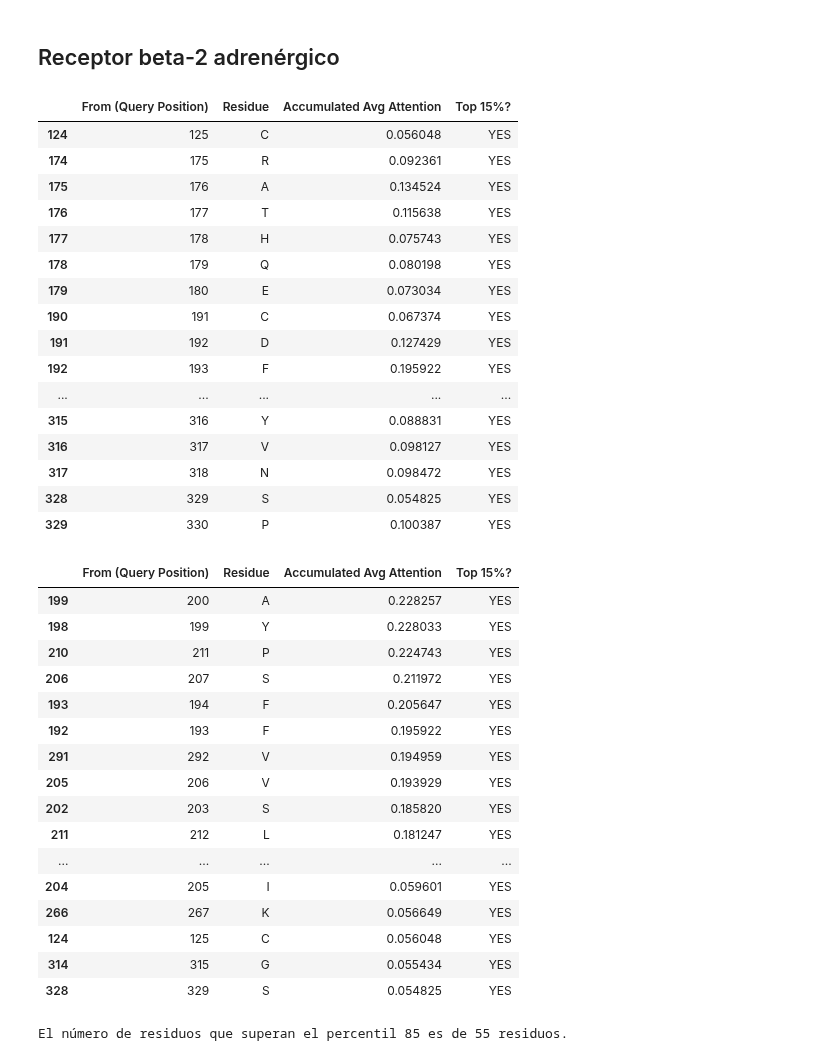
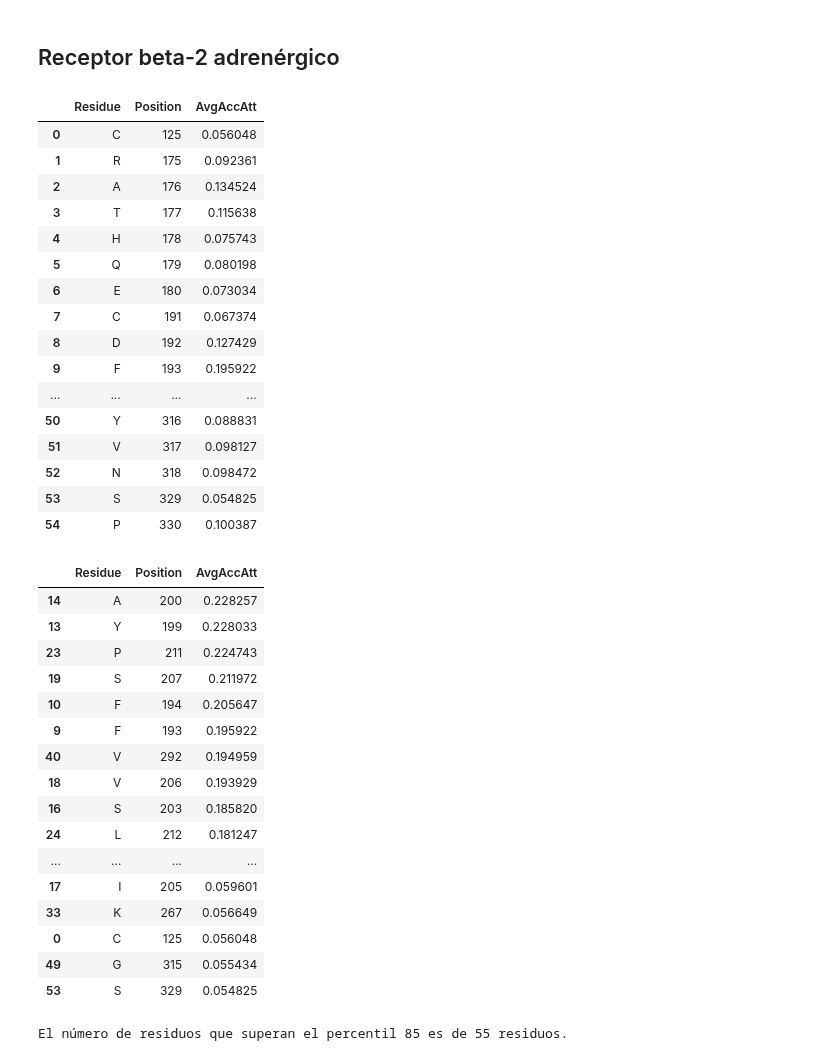
Before and after one commit to jdlg-42/GPCRAllostericAnalysis, a Jupyter notebook: attention_data_analysis.ipynb, the cells around one changed output. Drawn from its saved outputs; the diff is of its cells as text; code cells hidden in the pictures.

```diff
--- a/attention_data_analysis.ipynb
+++ b/attention_data_analysis.ipynb
@@ -103,48 +101,46 @@ La desviación estándar de la atención promedio acumulada es de 0.146771.
 # %%
 import pandas as pd
 
-df_adrb2 = pd.read_csv('attention_to_allosteric_sites_adrb2.csv')
-
-res_p85_adrb2 = df_adrb2[df_adrb2["Top 15%?"] == "YES"]
-res_p85_adrb2
+df_adrb2 = pd.read_csv('accumulated_attention_adrb2.csv')
+df_adrb2
 # %% [output]
-|  | From (Query Position) | Residue | Accumulated Avg Attention | Top 15%? |
-| 124 | 125 | C | 0.056048 | YES |
-| 174 | 175 | R | 0.092361 | YES |
-| 175 | 176 | A | 0.134524 | YES |
-| 176 | 177 | T | 0.115638 | YES |
-| 177 | 178 | H | 0.075743 | YES |
-| 178 | 179 | Q | 0.080198 | YES |
-| 179 | 180 | E | 0.073034 | YES |
-| 190 | 191 | C | 0.067374 | YES |
-| 191 | 192 | D | 0.127429 | YES |
-| 192 | 193 | F | 0.195922 | YES |
-| ... | ... | ... | ... | ... |
-| 315 | 316 | Y | 0.088831 | YES |
-| 316 | 317 | V | 0.098127 | YES |
-| 317 | 318 | N | 0.098472 | YES |
-| 328 | 329 | S | 0.054825 | YES |
-| 329 | 330 | P | 0.100387 | YES |
+|  | Residue | Position | AvgAccAtt |
+| 0 | C | 125 | 0.056048 |
+| 1 | R | 175 | 0.092361 |
+| 2 | A | 176 | 0.134524 |
+| 3 | T | 177 | 0.115638 |
+| 4 | H | 178 | 0.075743 |
+| 5 | Q | 179 | 0.080198 |
+| 6 | E | 180 | 0.073034 |
+| 7 | C | 191 | 0.067374 |
+| 8 | D | 192 | 0.127429 |
+| 9 | F | 193 | 0.195922 |
+| ... | ... | ... | ... |
+| 50 | Y | 316 | 0.088831 |
+| 51 | V | 317 | 0.098127 |
+| 52 | N | 318 | 0.098472 |
+| 53 | S | 329 | 0.054825 |
+| 54 | P | 330 | 0.100387 |
 # %%
-res_p85_adrb2.sort_values(by=['Accumulated Avg Attention'], ascending=False)
+df_adrb2.sort_values(by=['AvgAccAtt'], ascending=False)
 # %% [output]
-|  | From (Query Position) | Residue | Accumulated Avg Attention | Top 15%? |
-| 199 | 200 | A | 0.228257 | YES |
-| 198 | 199 | Y | 0.228033 | YES |
-| 210 | 211 | P | 0.224743 | YES |
-| 206 | 207 | S | 0.211972 | YES |
-| 193 | 194 | F | 0.205647 | YES |
-| 192 | 193 | F | 0.195922 | YES |
-| 291 | 292 | V | 0.194959 | YES |
-| 205 | 206 | V | 0.193929 | YES |
-| 202 | 203 | S | 0.185820 | YES |
-| 211 | 212 | L | 0.181247 | YES |
-| ... | ... | ... | ... | ... |
-| 204 | 205 | I | 0.059601 | YES |
-| 266 | 267 | K | 0.056649 | YES |
-| 124 | 125 | C | 0.056048 | YES |
-| 314 | 315 | G | 0.055434 | YES |
-| 328 | 329 | S | 0.054825 | YES |
+|  | Residue | Position | AvgAccAtt |
+| 14 | A | 200 | 0.228257 |
+| 13 | Y | 199 | 0.228033 |
+| 23 | P | 211 | 0.224743 |
+| 19 | S | 207 | 0.211972 |
+| 10 | F | 194 | 0.205647 |
+| 9 | F | 193 | 0.195922 |
+| 40 | V | 292 | 0.194959 |
+| 18 | V | 206 | 0.193929 |
+| 16 | S | 203 | 0.185820 |
+| 24 | L | 212 | 0.181247 |
+| ... | ... | ... | ... |
+| 17 | I | 205 | 0.059601 |
+| 33 | K | 267 | 0.056649 |
+| 0 | C | 125 | 0.056048 |
+| 49 | G | 315 | 0.055434 |
+| 53 | S | 329 | 0.054825 |
 # %%
 # Nº de residuos que superan el percentil 85
 
```
Also changed, not shown: parts of 8 cells of this notebook.
